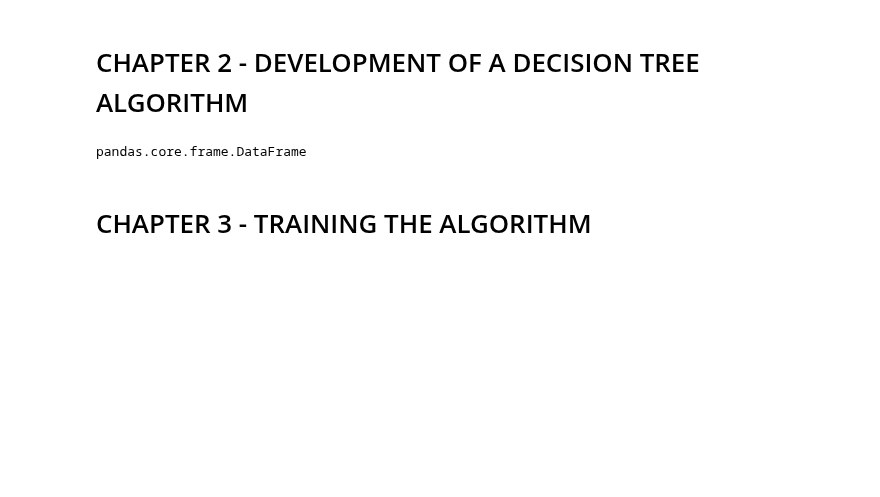
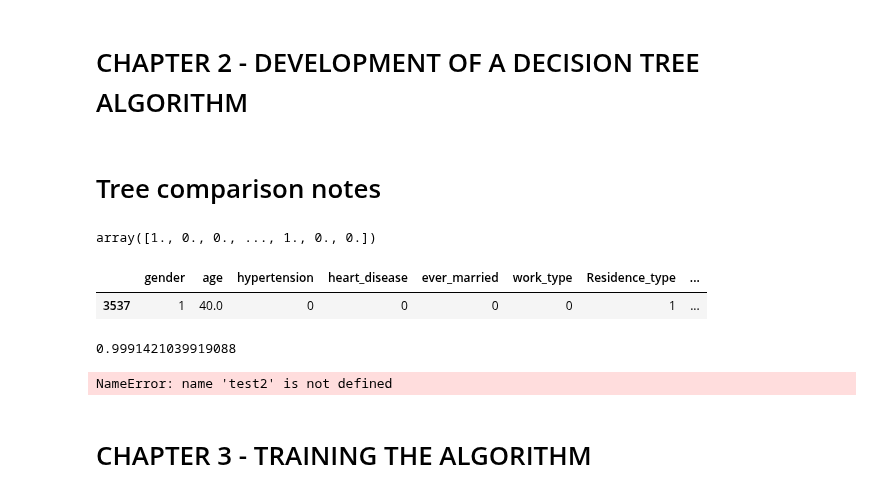
Before and after one commit to iberius96/Classification-task-for-heart-condition, a Jupyter notebook: main.ipynb, the cells around one changed output. Drawn from its saved outputs; the diff is of its cells as text; code cells hidden in the pictures; blank space fills up the shorter version.

```diff
--- a/main.ipynb
+++ b/main.ipynb
@@ -563,12 +598,28 @@ class RandomForest:
+# %% [markdown]
+# Tree comparison notes
 # %%
-tree_test = DecisionTree(strategy='entropy')
+tree_test = DecisionTree(strategy='entropy', max_depth=6)
 tree_test.fit(X_train_SMOTE,y_train_SMOTE)
 
 test_array = tree_test.predict(X_test)
+test_array
+# %% [output]
+array([1., 0., 0., ..., 1., 0., 0.])
-# %%
-type(X_train_SMOTE)
-# %% [output]
-pandas.core.frame.DataFrame
+# %%
+X_test.iloc[[313]]
+# %% [output]
+|  | gender | age | hypertension | heart_disease | ever_married | work_type | Residence_type | ... |
+| 3537 | 1 | 40.0 | 0 | 0 | 0 | 0 | 1 | ... |
+# %%
+tree_test.tree.left_part.right_part.right_part.left_part.left_part.impurity_part
+# %% [output]
+0.9991421039919088
+# %%
+for i in range(len(test_array)):
+    if test_array[i] != test2[i]:
+        print(f"{test_array[i] == test2[i]}, index: {i}")
+# %% [output]
+NameError: name 'test2' is not defined
 # %% [markdown]
 # CHAPTER 3 - TRAINING THE ALGORITHM <a class="anchor" id="3"></a>
 # %% [markdown]
```
Also changed, not shown: parts of 9 cells of this notebook.
